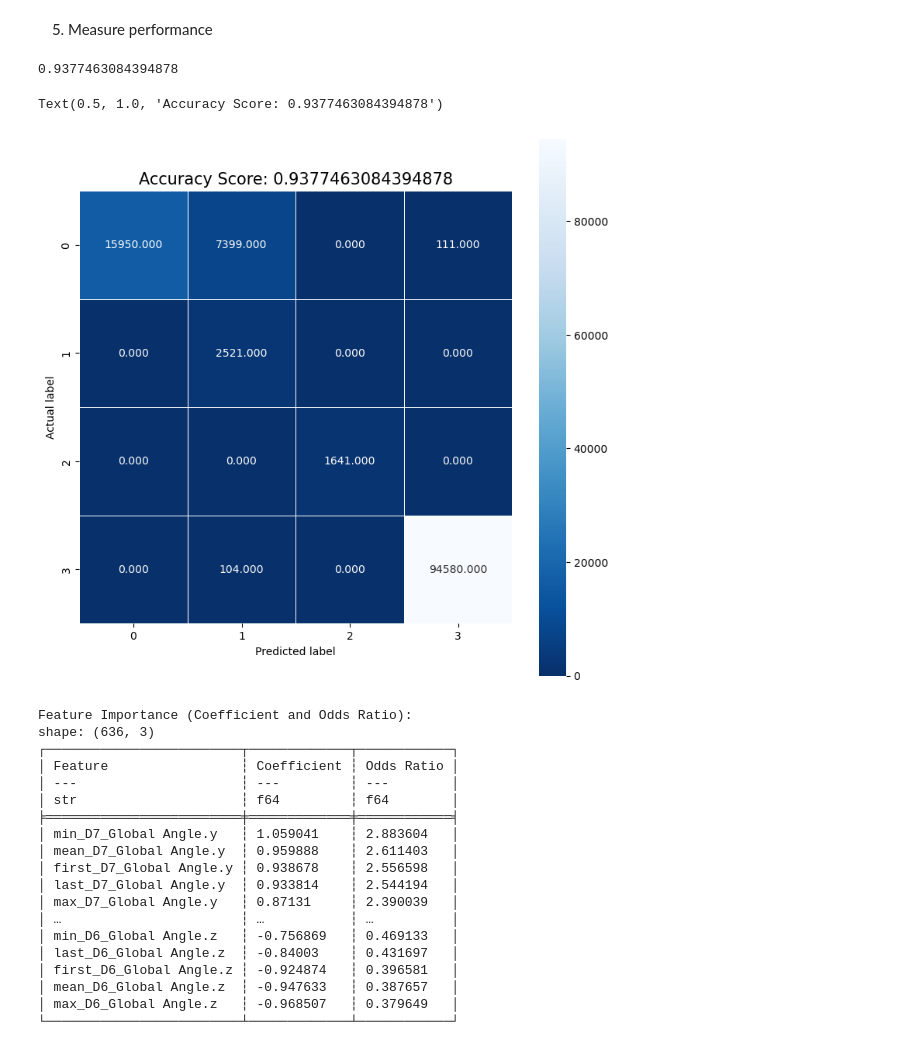
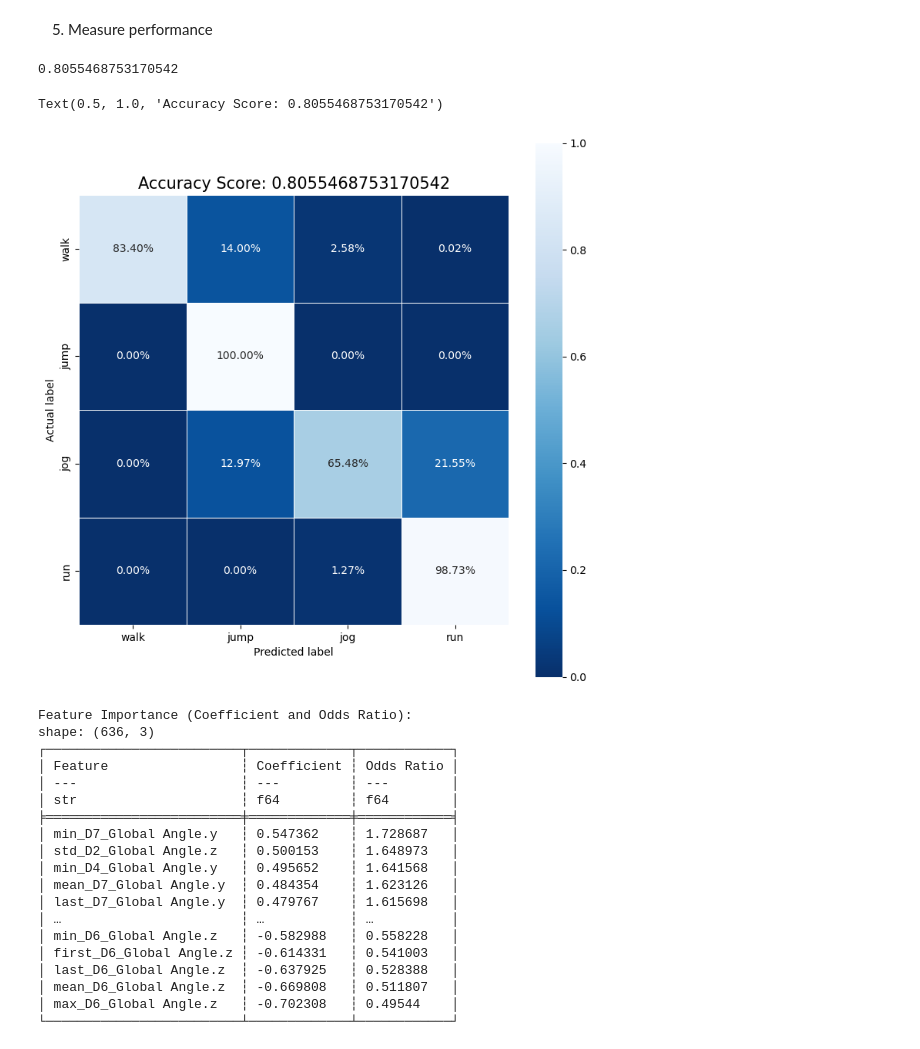
Before and after one commit to UniExeterRSE/LISA, a Jupyter notebook: notebooks/logistic_regression.ipynb, the cells around one changed output. Saved outputs shown, nothing was run; the diff lists cells and outputs as text; code cells hidden in the pictures.

Commit message:
improve confusion matrix

```diff
--- a/notebooks/logistic_regression.ipynb
+++ b/notebooks/logistic_regression.ipynb
@@ -35,7 +35,7 @@ shape: (617_520, 639)
 # %% [markdown]
 2. Train/Test Split
 # %%
-train_size = 0.8
+train_size = 0.2
 gap = 300
 
 train_df = pl.DataFrame()
@@ -113,23 +113,24 @@ predictions = logisticRegr.predict(X_test)
 score = logisticRegr.score(X_test, y_test)
 print(score)
 # %% [output]
-0.9377463084394878
+0.8055468753170542
 # %%
 import matplotlib.pyplot as plt
 import seaborn as sns
 from sklearn import metrics
 
-cm = metrics.confusion_matrix(y_test, predictions)
+labels = df['ACTIVITY'].unique(maintain_order=True)
+cm = metrics.confusion_matrix(y_test, predictions, labels=labels, normalize='true')
 
 plt.figure(figsize=(9,9))
-sns.heatmap(cm, annot=True, fmt=".3f", linewidths=.5, square = True, cmap = 'Blues_r')
+sns.heatmap(cm, annot=True, fmt=".2%", linewidths=.5, square = True, cmap = 'Blues_r', xticklabels=labels, yticklabels=labels)
 plt.ylabel('Actual label')
 plt.xlabel('Predicted label')
 all_sample_title = f'Accuracy Score: {score}'
 plt.title(all_sample_title, size = 15)
 # %% [output]
-Text(0.5, 1.0, 'Accuracy Score: 0.9377463084394878')
+Text(0.5, 1.0, 'Accuracy Score: 0.8055468753170542')
-[figure, old version]
+[figure, new version]
 # %%
 import numpy as np
 # Coefficients and Odds Ratios
@@ -153,17 +154,17 @@ shape: (636, 3)
 │ ---                     ┆ ---         ┆ ---        │
 │ str                     ┆ f64         ┆ f64        │
 ╞═════════════════════════╪═════════════╪════════════╡
-│ min_D7_Global Angle.y   ┆ 1.059041    ┆ 2.883604   │
-│ mean_D7_Global Angle.y  ┆ 0.959888    ┆ 2.611403   │
-│ first_D7_Global Angle.y ┆ 0.938678    ┆ 2.556598   │
-│ last_D7_Global Angle.y  ┆ 0.933814    ┆ 2.544194   │
-│ max_D7_Global Angle.y   ┆ 0.87131     ┆ 2.390039   │
+│ min_D7_Global Angle.y   ┆ 0.547362    ┆ 1.728687   │
+│ std_D2_Global Angle.z   ┆ 0.500153    ┆ 1.648973   │
+│ min_D4_Global Angle.y   ┆ 0.495652    ┆ 1.641568   │
+│ mean_D7_Global Angle.y  ┆ 0.484354    ┆ 1.623126   │
+│ last_D7_Global Angle.y  ┆ 0.479767    ┆ 1.615698   │
 │ …                       ┆ …           ┆ …          │
-│ min_D6_Global Angle.z   ┆ -0.756869   ┆ 0.469133   │
-│ last_D6_Global Angle.z  ┆ -0.84003    ┆ 0.431697   │
-│ first_D6_Global Angle.z ┆ -0.924874   ┆ 0.396581   │
-│ mean_D6_Global Angle.z  ┆ -0.947633   ┆ 0.387657   │
-│ max_D6_Global Angle.z   ┆ -0.968507   ┆ 0.379649   │
+│ min_D6_Global Angle.z   ┆ -0.582988   ┆ 0.558228   │
+│ first_D6_Global Angle.z ┆ -0.614331   ┆ 0.541003   │
+│ last_D6_Global Angle.z  ┆ -0.637925   ┆ 0.528388   │
+│ mean_D6_Global Angle.z  ┆ -0.669808   ┆ 0.511807   │
+│ max_D6_Global Angle.z   ┆ -0.702308   ┆ 0.49544    │
 └─────────────────────────┴─────────────┴────────────┘
 # %%
 # from sklearn.inspection import permutation_importance
```
Also changed, not shown: parts of 1 cell of this notebook.
